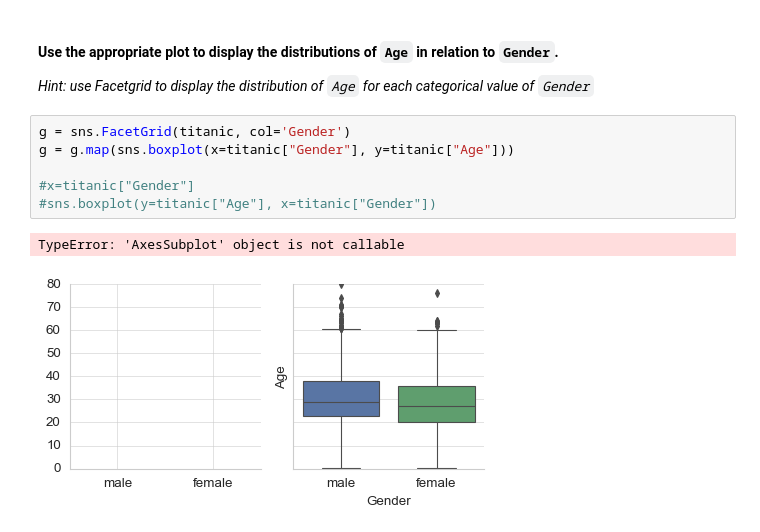
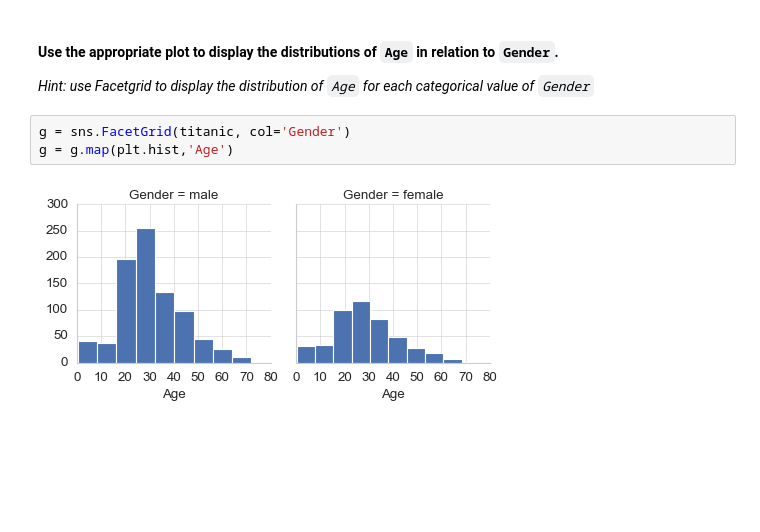
Before and after one commit to ironhack-datalabs/datamad0320, a Jupyter notebook: module-2/lab-matplotlib-seaborn/your-code/challenge-3.ipynb, the cells around one changed output. Cells and saved outputs as stored; diff of their text form; blank space fills up the shorter version.

```diff
--- a/module-2/lab-matplotlib-seaborn/your-code/challenge-3.ipynb
+++ b/module-2/lab-matplotlib-seaborn/your-code/challenge-3.ipynb
@@ -213,10 +213,6 @@ sns.boxplot(y=titanic["Age"], x=titanic["Pclass"])
 *Hint: use Facetgrid to display the distribution of `Age` for each categorical value of `Gender`*
 # %%
 g = sns.FacetGrid(titanic, col='Gender')
-g = g.map(sns.boxplot(x=titanic["Gender"], y=titanic["Age"]))
-
-#x=titanic["Gender"]
-#sns.boxplot(y=titanic["Age"], x=titanic["Gender"])
+g = g.map(plt.hist,'Age')
 # %% [output]
-TypeError: 'AxesSubplot' object is not callable
-[figure, old version]
+[figure, new version]
```
